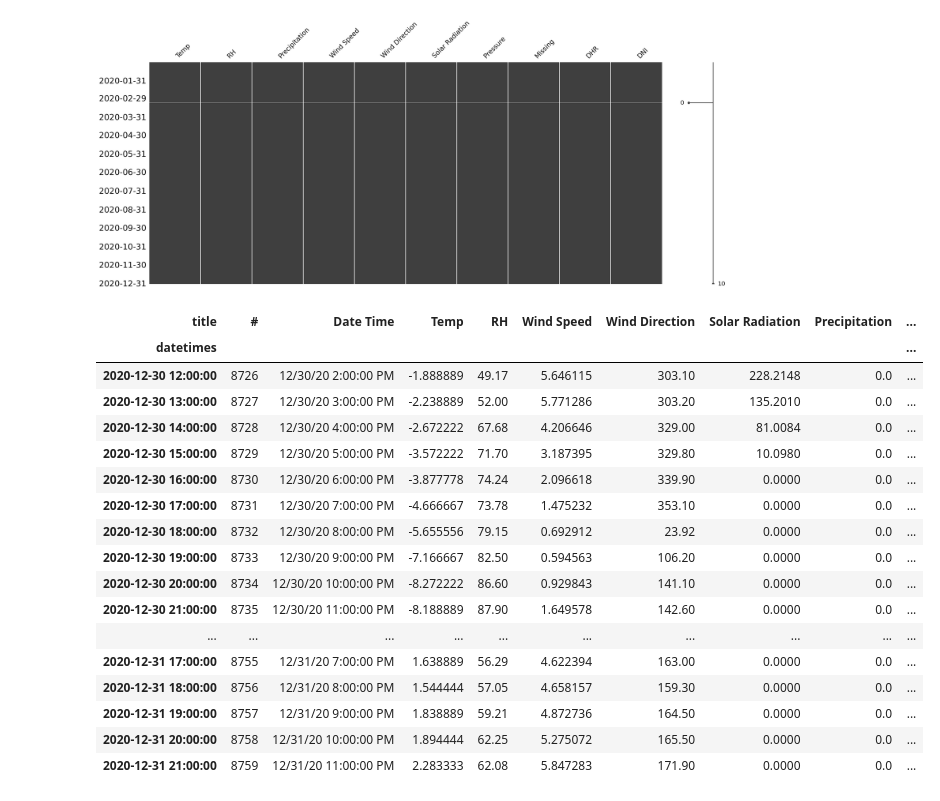
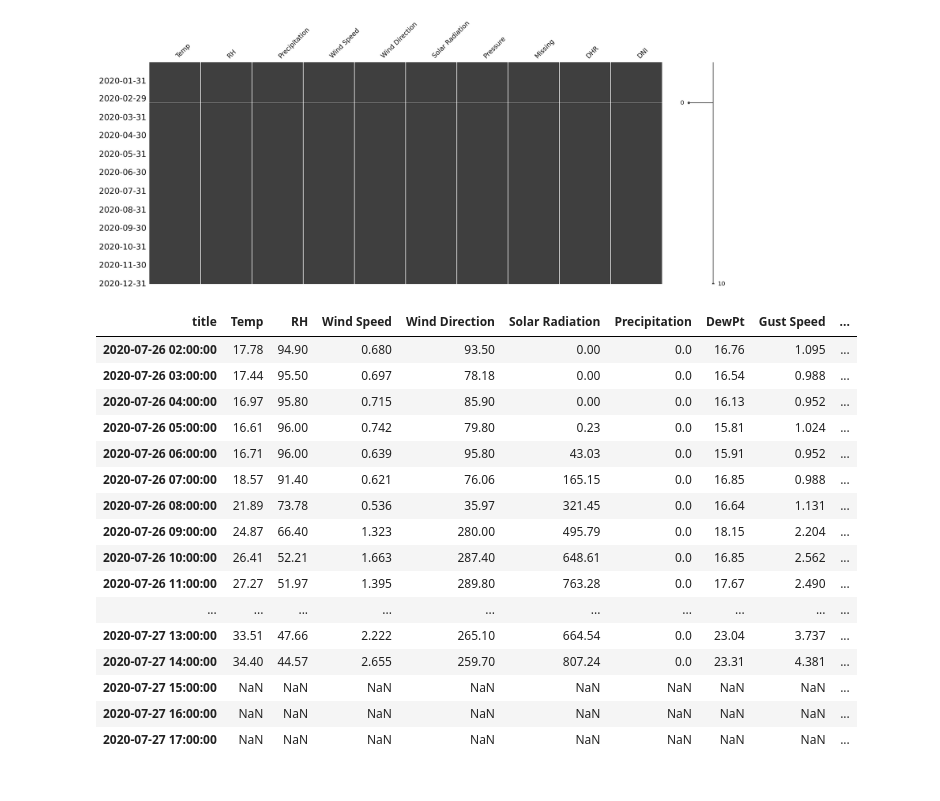
Before and after one commit to kastnerp/CampusMicroclimateAndWeather, a Jupyter notebook: ReadPlot.ipynb, the cells around one changed output. Saved outputs shown, nothing was run; the diff lists cells and outputs as text; code cells hidden in the pictures.

```diff
--- a/ReadPlot.ipynb
+++ b/ReadPlot.ipynb
@@ -758,27 +758,26 @@ Leap year day removed.
 [figure]
 [figure]
 # %%
-df5.iloc[4970:5010,:]
-df5.iloc[8750:,:]
+get_1y_data(df5,2020).iloc[4970:5010,:]
+#df5.iloc[8750:,:]
 # %% [output]
-| title | # | Date Time | Temp | RH | Wind Speed | Wind Direction | Solar Radiation | Precipitation | ... |
-| datetimes |  |  |  |  |  |  |  |  | ... |
-| 2020-12-30 12:00:00 | 8726 | 12/30/20 2:00:00 PM | -1.888889 | 49.17 | 5.646115 | 303.10 | 228.2148 | 0.0 | ... |
-| 2020-12-30 13:00:00 | 8727 | 12/30/20 3:00:00 PM | -2.238889 | 52.00 | 5.771286 | 303.20 | 135.2010 | 0.0 | ... |
-| 2020-12-30 14:00:00 | 8728 | 12/30/20 4:00:00 PM | -2.672222 | 67.68 | 4.206646 | 329.00 | 81.0084 | 0.0 | ... |
-| 2020-12-30 15:00:00 | 8729 | 12/30/20 5:00:00 PM | -3.572222 | 71.70 | 3.187395 | 329.80 | 10.0980 | 0.0 | ... |
-| 2020-12-30 16:00:00 | 8730 | 12/30/20 6:00:00 PM | -3.877778 | 74.24 | 2.096618 | 339.90 | 0.0000 | 0.0 | ... |
-| 2020-12-30 17:00:00 | 8731 | 12/30/20 7:00:00 PM | -4.666667 | 73.78 | 1.475232 | 353.10 | 0.0000 | 0.0 | ... |
-| 2020-12-30 18:00:00 | 8732 | 12/30/20 8:00:00 PM | -5.655556 | 79.15 | 0.692912 | 23.92 | 0.0000 | 0.0 | ... |
-| 2020-12-30 19:00:00 | 8733 | 12/30/20 9:00:00 PM | -7.166667 | 82.50 | 0.594563 | 106.20 | 0.0000 | 0.0 | ... |
-| 2020-12-30 20:00:00 | 8734 | 12/30/20 10:00:00 PM | -8.272222 | 86.60 | 0.929843 | 141.10 | 0.0000 | 0.0 | ... |
-| 2020-12-30 21:00:00 | 8735 | 12/30/20 11:00:00 PM | -8.188889 | 87.90 | 1.649578 | 142.60 | 0.0000 | 0.0 | ... |
+| title | Temp | RH | Wind Speed | Wind Direction | Solar Radiation | Precipitation | DewPt | Gust Speed | ... |
+| 2020-07-26 02:00:00 | 17.78 | 94.90 | 0.680 | 93.50 | 0.00 | 0.0 | 16.76 | 1.095 | ... |
+| 2020-07-26 03:00:00 | 17.44 | 95.50 | 0.697 | 78.18 | 0.00 | 0.0 | 16.54 | 0.988 | ... |
+| 2020-07-26 04:00:00 | 16.97 | 95.80 | 0.715 | 85.90 | 0.00 | 0.0 | 16.13 | 0.952 | ... |
+| 2020-07-26 05:00:00 | 16.61 | 96.00 | 0.742 | 79.80 | 0.23 | 0.0 | 15.81 | 1.024 | ... |
+| 2020-07-26 06:00:00 | 16.71 | 96.00 | 0.639 | 95.80 | 43.03 | 0.0 | 15.91 | 0.952 | ... |
+| 2020-07-26 07:00:00 | 18.57 | 91.40 | 0.621 | 76.06 | 165.15 | 0.0 | 16.85 | 0.988 | ... |
+| 2020-07-26 08:00:00 | 21.89 | 73.78 | 0.536 | 35.97 | 321.45 | 0.0 | 16.64 | 1.131 | ... |
+| 2020-07-26 09:00:00 | 24.87 | 66.40 | 1.323 | 280.00 | 495.79 | 0.0 | 18.15 | 2.204 | ... |
+| 2020-07-26 10:00:00 | 26.41 | 52.21 | 1.663 | 287.40 | 648.61 | 0.0 | 16.85 | 2.562 | ... |
+| 2020-07-26 11:00:00 | 27.27 | 51.97 | 1.395 | 289.80 | 763.28 | 0.0 | 17.67 | 2.490 | ... |
 | ... | ... | ... | ... | ... | ... | ... | ... | ... | ... |
-| 2020-12-31 17:00:00 | 8755 | 12/31/20 7:00:00 PM | 1.638889 | 56.29 | 4.622394 | 163.00 | 0.0000 | 0.0 | ... |
-| 2020-12-31 18:00:00 | 8756 | 12/31/20 8:00:00 PM | 1.544444 | 57.05 | 4.658157 | 159.30 | 0.0000 | 0.0 | ... |
-| 2020-12-31 19:00:00 | 8757 | 12/31/20 9:00:00 PM | 1.838889 | 59.21 | 4.872736 | 164.50 | 0.0000 | 0.0 | ... |
-| 2020-12-31 20:00:00 | 8758 | 12/31/20 10:00:00 PM | 1.894444 | 62.25 | 5.275072 | 165.50 | 0.0000 | 0.0 | ... |
-| 2020-12-31 21:00:00 | 8759 | 12/31/20 11:00:00 PM | 2.283333 | 62.08 | 5.847283 | 171.90 | 0.0000 | 0.0 | ... |
+| 2020-07-27 13:00:00 | 33.51 | 47.66 | 2.222 | 265.10 | 664.54 | 0.0 | 23.04 | 3.737 | ... |
+| 2020-07-27 14:00:00 | 34.40 | 44.57 | 2.655 | 259.70 | 807.24 | 0.0 | 23.31 | 4.381 | ... |
+| 2020-07-27 15:00:00 | NaN | NaN | NaN | NaN | NaN | NaN | NaN | NaN | ... |
+| 2020-07-27 16:00:00 | NaN | NaN | NaN | NaN | NaN | NaN | NaN | NaN | ... |
+| 2020-07-27 17:00:00 | NaN | NaN | NaN | NaN | NaN | NaN | NaN | NaN | ... |
 # %%
 a = epw()
 a.read("DL4_Milstein_2019.epw")
```
Also changed, not shown: 1 other file.
